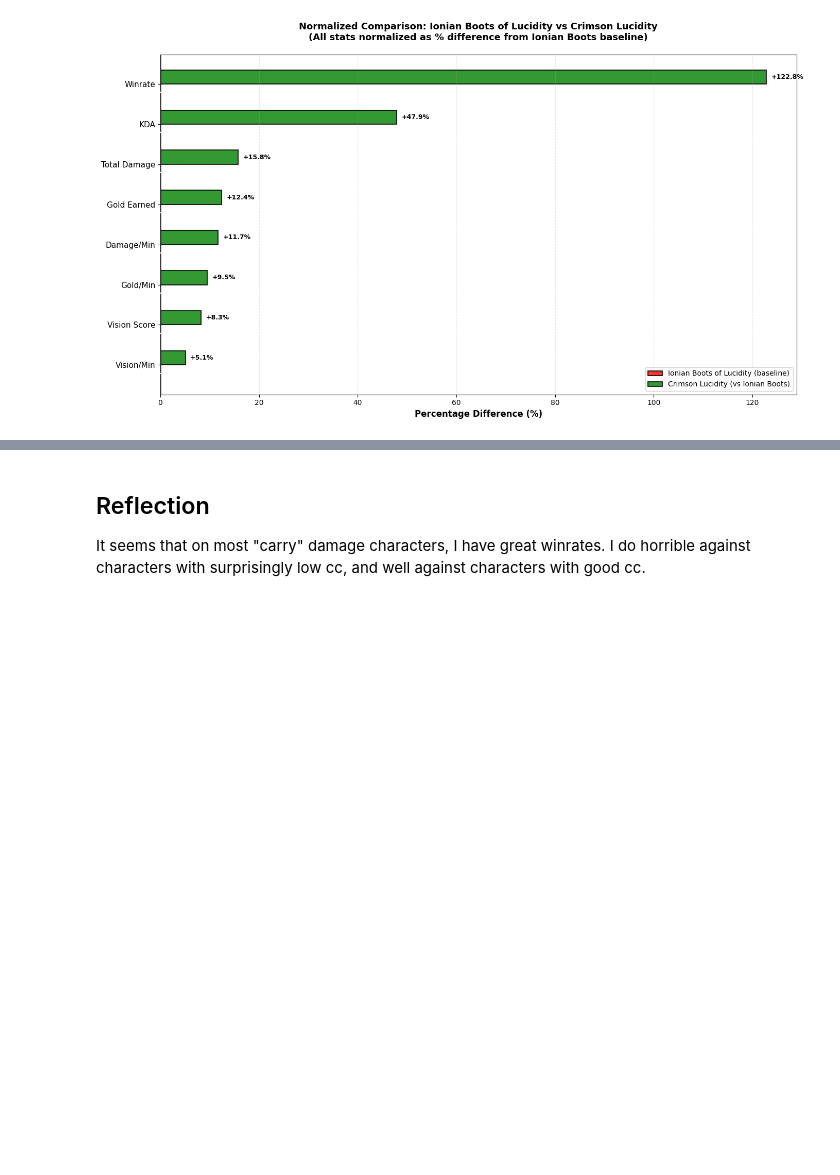
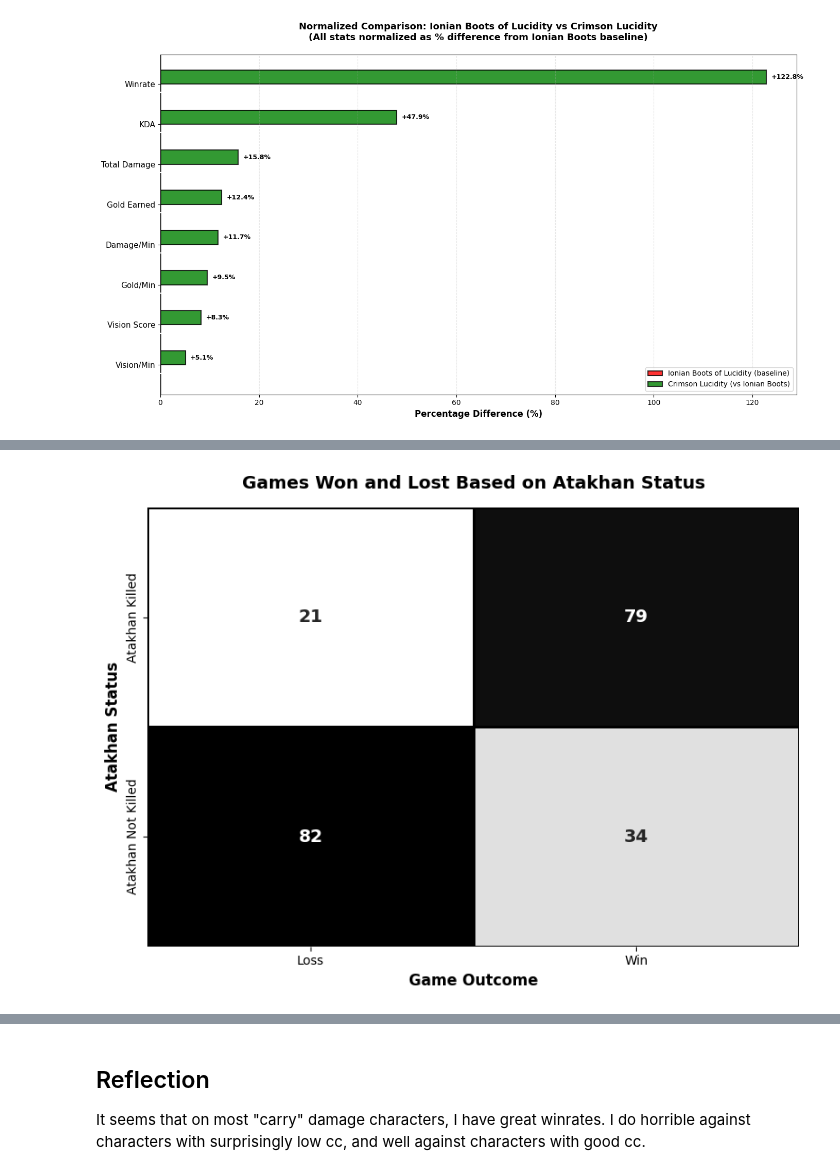
Before and after one commit to marcusotterstad/notebooks, a Jupyter notebook: notebooks/champion_analysis.ipynb, the cells around one changed output, grey strips where cells are left out. Saved outputs shown, nothing was run; the diff lists cells and outputs as text; code cells hidden in the pictures; blank space fills up the shorter version.

Commit message:
Add Atakhan impact contingency table

```diff
--- a/notebooks/champion_analysis.ipynb
+++ b/notebooks/champion_analysis.ipynb
@@ -650,0 +756,92 @@ plt.show()
+# %%
+# Create 2x2 contingency table visualization
+import seaborn as sns
+
+# Prepare data for contingency table (Loss first, Win second - so Loss is on left)
+table_data = pd.crosstab(
+    atakhan_df['atakhan_killed'].map({True: 'Atakhan Killed', False: 'Atakhan Not Killed'}),
+    atakhan_df['win'].map({True: 'Win', False: 'Loss'}),
+    margins=False
+)
+
+# Reorder columns: Loss first (left), Win second (right)
+table_data = table_data[['Loss', 'Win']]
+
+# Calculate winrates for summary
+atakhan_killed_total = table_data.loc['Atakhan Killed', 'Win'] + table_data.loc['Atakhan Killed', 'Loss']
+atakhan_not_killed_total = table_data.loc['Atakhan Not Killed', 'Win'] + table_data.loc['Atakhan Not Killed', 'Loss']
+atakhan_killed_wr = (table_data.loc['Atakhan Killed', 'Win'] / atakhan_killed_total * 100) if atakhan_killed_total > 0 else 0
+atakhan_not_killed_wr = (table_data.loc['Atakhan Not Killed', 'Win'] / atakhan_not_killed_total * 100) if atakhan_not_killed_total > 0 else 0
+
+# Create contingency table heatmap
+fig, ax = plt.subplots(figsize=(8, 6))
+
+# Create heatmap first - we'll override colors manually, so use a neutral colormap
+sns.heatmap(table_data, annot=True, fmt='d',
+            linewidths=2, linecolor='black', ax=ax,
+            annot_kws={'size': 14, 'weight': 'bold'},
+            cbar=False,
+            cmap='Greys',
+            vmin=table_data.min().min(),
+            vmax=table_data.max().max())
+
+# Get values for each cell
+ak_loss = table_data.loc['Atakhan Killed', 'Loss']
+ak_win = table_data.loc['Atakhan Killed', 'Win']
+ank_loss = table_data.loc['Atakhan Not Killed', 'Loss']
+ank_win = table_data.loc['Atakhan Not Killed', 'Win']
+
+# Normalize ALL values across the entire table for grayscale
+# White (1.0, 1.0, 1.0) for lowest value, Black (0.0, 0.0, 0.0) for highest value
+all_values = [ak_loss, ak_win, ank_loss, ank_win]
+value_min = min(all_values)
+value_max = max(all_values)
+value_range = value_max - value_min if value_max > value_min else 1
+
+# Calculate grayscale colors (0 = white, 1 = black)
+def get_grayscale(value):
+    if value_range > 0:
+        intensity = (value - value_min) / value_range  # 0 to 1, where 0 = min, 1 = max
+        gray = 1.0 - intensity  # Invert: 0 = black, 1 = white
+        return (gray, gray, gray)
+    else:
+        return (0.5, 0.5, 0.5)  # Medium gray if all values are the same
+
+ak_loss_color = get_grayscale(ak_loss)
+ak_win_color = get_grayscale(ak_win)
+ank_loss_color = get_grayscale(ank_loss)
+ank_win_color = get_grayscale(ank_win)
+
+# Manually set colors for each cell
+# Patches are created in row-major order: row 0 (Atakhan Killed) then row 1 (Atakhan Not Killed)
+# Within each row: Loss (col 0, left) then Win (col 1, right)
+# So order is: [0] Atakhan Killed-Loss, [1] Atakhan Killed-Win, [2] Atakhan Not Killed-Loss, [3] Atakhan Not Killed-Win
+
+# Filter to only get rectangle patches (heatmap cells)
+rect_patches = [p for p in ax.patches if hasattr(p, 'get_width') and p.get_width() > 0 and p.get_height() > 0]
+
+# Set colors explicitly - use set_facecolor and also set_color to ensure it sticks
+if len(rect_patches) >= 4:
+    colors = [ak_loss_color, ak_win_color, ank_loss_color, ank_win_color]
+    for i, patch in enumerate(rect_patches[:4]):
+        patch.set_facecolor(colors[i])
+        patch.set_color(colors[i])  # Also set color property
+        patch.set_edgecolor('black')
+        patch.set_linewidth(2)
+
+    # Debug: print colors to verify they're grayscale
+    print(f"Colors being applied: {colors}")
+
+ax.set_title('Games Won and Lost Based on Atakhan Status', fontsize=14, fontweight='bold', pad=15)
+ax.set_xlabel('Game Outcome', fontsize=12, fontweight='bold')
+ax.set_ylabel('Atakhan Status', fontsize=12, fontweight='bold')
+
+plt.tight_layout()
+plt.show()
+
+print(f"\nSummary:")
+print(f"  Games where team killed Atakhan: {atakhan_killed_total} ({atakhan_killed_wr:.1f}% winrate)")
+print(f"  Games where team did NOT kill Atakhan: {atakhan_not_killed_total} ({atakhan_not_killed_wr:.1f}% winrate)")
+print(f"  Difference: {atakhan_killed_wr - atakhan_not_killed_wr:.1f} percentage points")
+# %% [output]
+[figure, added]
```
Also changed, not shown: parts of 3 cells of this notebook.
